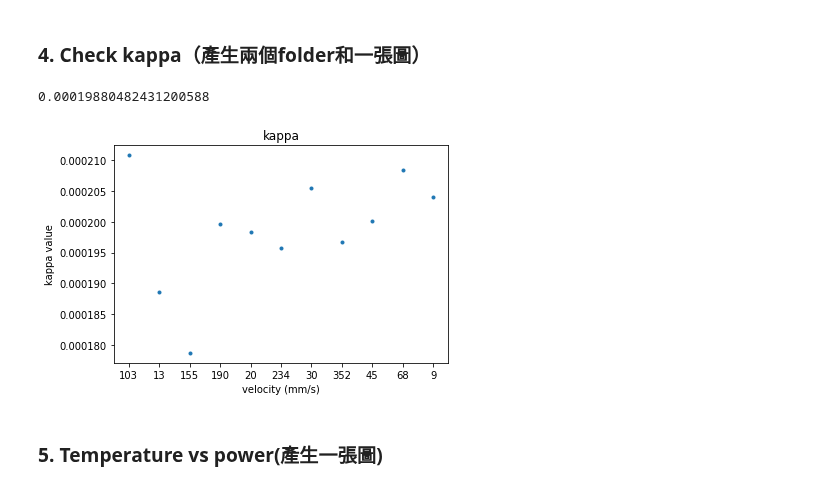
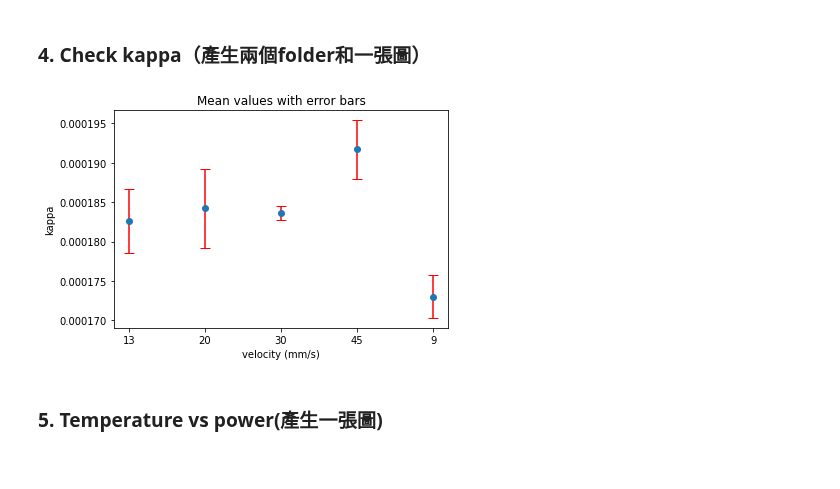
Before and after one commit to JoanneCETsai/Temperature_Calibration, a Jupyter notebook: code/0130_main copy.ipynb, the cells around one changed output. Drawn from its saved outputs; the diff is of its cells as text; code cells hidden in the pictures.

```diff
--- a/code/0130_main copy.ipynb
+++ b/code/0130_main copy.ipynb
@@ -216,7 +220,7 @@ for i, v in enumerate(list(Si_melting_W.keys())):
 import scipy.optimize
 kappa_avg = []
 for i, v in enumerate(list(Si_melting_W.keys())):
-    popt, pcov = curve_fit(expo, power_used[v], dRoverR_1[i], p0 = [1, 0.0000000084, 1], maxfev = 10000)
+    popt, pcov = curve_fit(expo, power_used[v], dRoverR_1[i], p0 = [1, 0.00000055, 1], maxfev = 10000)
     #a, b, c = popt
     plt.plot(power_used[v], dRoverR_1[i], '.')
     y_pred = [expo(j, *popt) for j in power_used[v]]
@@ -224,7 +228,7 @@ for i, v in enumerate(list(Si_melting_W.keys())):
     plt.xlabel("power")
     plt.ylabel("dR/R")
     plt.title("{}mm per sec".format(v))
-    plt.savefig("/Users/chiaentsai/Desktop/lab/Temperature_Calibration/0130_dRoverR_fit_figure/{}mm.png".format(v), format="PNG")
+    plt.savefig("/Users/chiaentsai/Desktop/lab/Temperature_Calibration/0131_4_dRoverR_fit_figure/{}mm.png".format(v), format="PNG")
     plt.close()
 
 
@@ -239,32 +243,49 @@ for i, v in enumerate(list(Si_melting_W.keys())):
     plt.xlabel("power")
     plt.ylabel("temperature")
     plt.title("{}mm per sec".format(v))
-    plt.savefig("/Users/chiaentsai/Desktop/lab/Temperature_Calibration/0130_gold_Si_fit/{}mm.png".format(v), format="PNG")
+    plt.savefig("/Users/chiaentsai/Desktop/lab/Temperature_Calibration/0131_3_gold_Si_fit/{}mm.png".format(v), format="PNG")
     plt.close()
 
-#     f = expo(Si_melting_W[v], *popt)
-#     gold_m = 1410
-#     dT = gold_m - 21
-#     kappa = f / dT
     kappa_avg.append(float(res.x))
 
 
-Dict_kappa_avg = dict(zip(list(Si_melting_W.keys()),kappa_avg))
+Dict_kappa_avg_4 = dict(zip(list(Si_melting_W.keys()),kappa_avg))
 
 plt.plot(list(Si_melting_W.keys()), kappa_avg, '.')
 plt.xlabel("velocity (mm/s)")
 plt.ylabel("kappa value")
 plt.title("kappa")
-plt.savefig("/Users/chiaentsai/Desktop/lab/Temperature_Calibration/0130_kappa_gold&Si.png", format="PNG")
+plt.savefig("/Users/chiaentsai/Desktop/lab/Temperature_Calibration/0131_2_kappa_gold&Si.png", format="PNG")
 
 con = 0
-for i, v in enumerate(Dict_kappa_avg.keys()):
-    con = con + Dict_kappa_avg[v]
-kappa_avg = con / len(Dict_kappa_avg)
+for i, v in enumerate(Dict_kappa_avg_4.keys()):
+    con = con + Dict_kappa_avg_4[v]
+kappa_avg = con / len(Dict_kappa_avg_4)
 kappa_avg
-# %% [output]
-0.00019880482431200588
-[figure, removed]
+# %%
+# Combine the values into a single array
+values = np.array([list(Dict_kappa_avg_1.values()), list(Dict_kappa_avg_2.values()), list(Dict_kappa_avg_3.values()), list(Dict_kappa_avg_4.values())])
+
+# Calculate the means and standard deviations
+means = np.mean(values, axis=0)
+stds = np.std(values, axis=0)
+
+# Define the x-axis values (the keys of the dictionaries)
+x_vals = list(Dict_kappa_avg_1.keys())
+
+# Create the plot
+fig, ax = plt.subplots()
+ax.errorbar(x_vals, means, yerr=stds, fmt='o', ecolor='r', capsize=5)
+
+# Add labels and title
+ax.set_xlabel('velocity (mm/s)')
+ax.set_ylabel('kappa')
+ax.set_title('Mean values with error bars')
+
+# Show the plot
+plt.show()
+# %% [output]
+[figure, added]
 # %% [markdown]
 ### 5. Temperature vs power(產生一張圖)
 # %%
```
Also changed, not shown: parts of 5 cells of this notebook, 1 other file.
